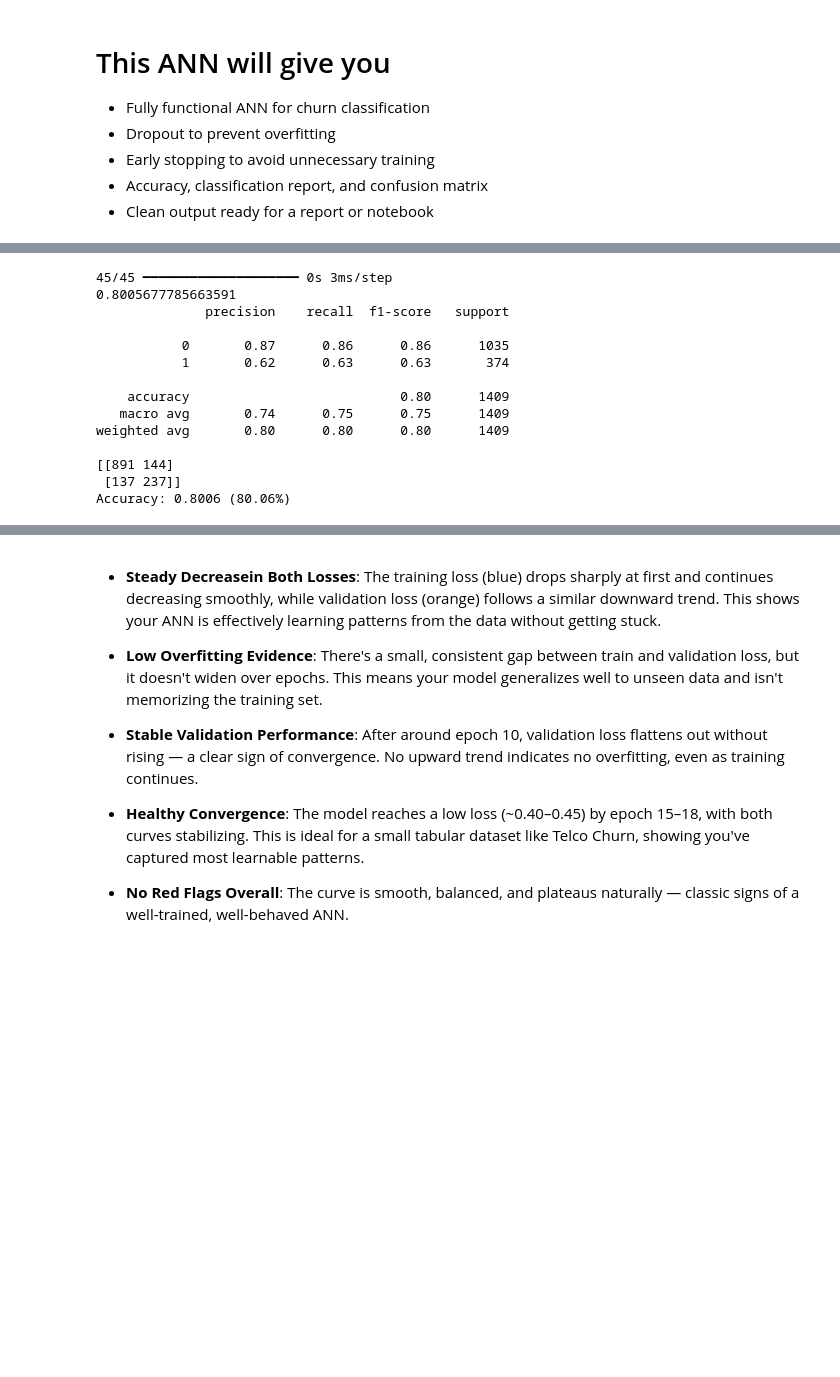
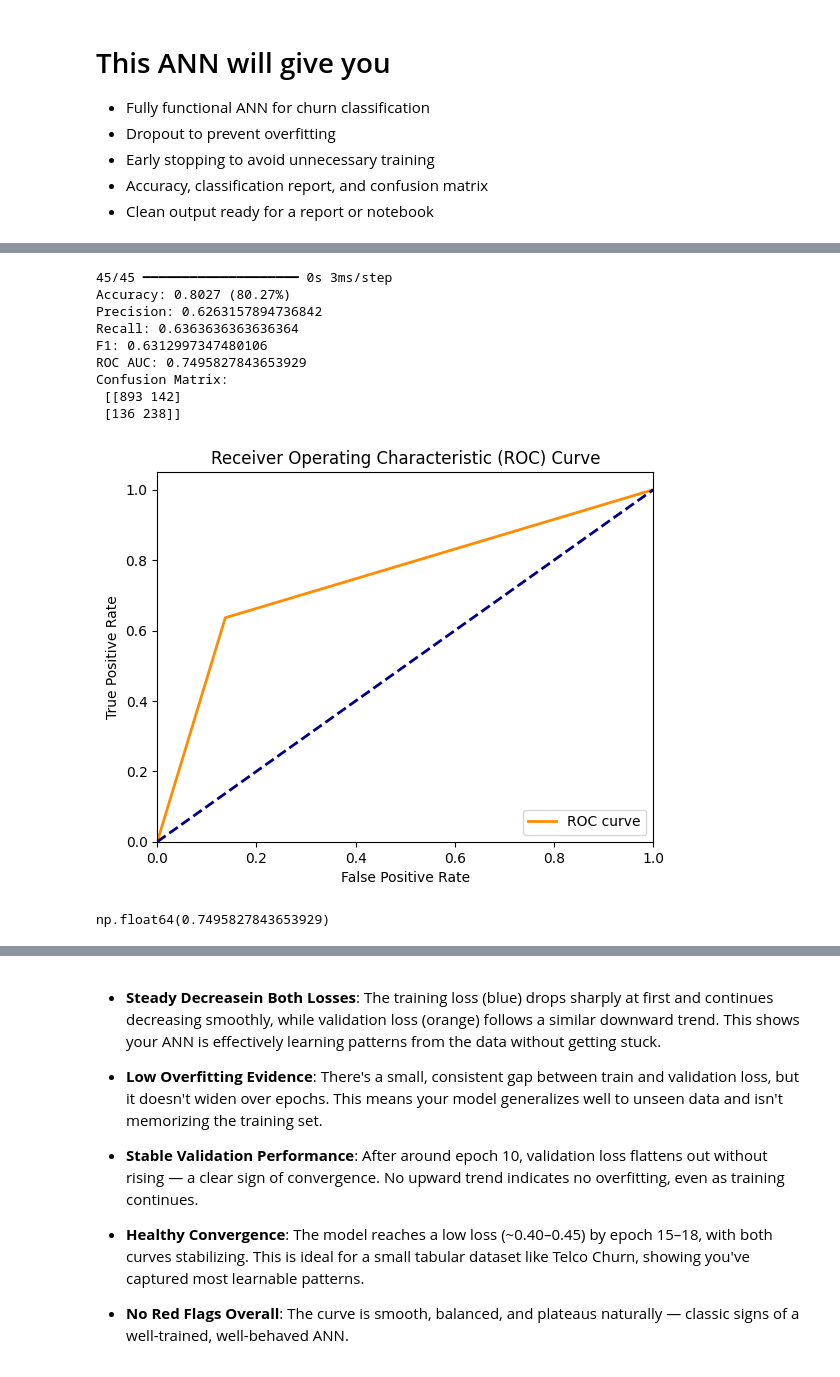
Before and after one commit to YasiruMethmal123/Telco-Customer-Churn, a Jupyter notebook: Churn_Prediction.ipynb, the cells around one changed output, grey strips where cells are left out. Saved outputs shown, nothing was run; the diff lists cells and outputs as text; code cells hidden in the pictures; blank space fills up the shorter version.

```diff
--- a/Churn_Prediction.ipynb
+++ b/Churn_Prediction.ipynb
@@ -484,29 +536,48 @@ Epoch 17/100
 # %%
 y_pred = (model.predict(X_test) > 0.5).astype("int32")
 
-print(accuracy_score(y_test, y_pred))
-print(classification_report(y_test, y_pred))
+accuracy_score(y_test, y_pred)
+classification_report(y_test, y_pred)
 
 # Confusion matrix
-print(confusion_matrix(y_test, y_pred))
+confusion_matrix(y_test, y_pred)
 
 accuracy = accuracy_score(y_test, y_pred)
 print(f"Accuracy: {accuracy:.4f} ({accuracy*100:.2f}%)")
+print("Precision:", precision_score(y_test, y_pred))
+print("Recall:", recall_score(y_test, y_pred))
+print("F1:", f1_score(y_test, y_pred))
+print("ROC AUC:", roc_auc_score(y_test, y_pred))
+print("Confusion Matrix:\n", confusion_matrix(y_test, y_pred))
 # %% [output]
 45/45 ━━━━━━━━━━━━━━━━━━━━ 0s 3ms/step
-0.8005677785663591
-              precision    recall  f1-score   support
-
-           0       0.87      0.86      0.86      1035
-           1       0.62      0.63      0.63       374
-
-    accuracy                           0.80      1409
-   macro avg       0.74      0.75      0.75      1409
-weighted avg       0.80      0.80      0.80      1409
-
-[[891 144]
- [137 237]]
-Accuracy: 0.8006 (80.06%)
+Accuracy: 0.8027 (80.27%)
+Precision: 0.6263157894736842
+Recall: 0.6363636363636364
+F1: 0.6312997347480106
+ROC AUC: 0.7495827843653929
+Confusion Matrix:
+ [[893 142]
+ [136 238]]
+# %%
+#ROC curve for the ANN
+fpr, tpr, thresholds = roc_curve(y_test, y_pred)
+plt.figure()
+plt.plot(fpr, tpr, color='darkorange', lw=2, label='ROC curve')
+plt.plot([0, 1], [0, 1], color='navy', lw=2, linestyle='--')
+plt.xlim([0.0, 1.0])
+plt.ylim([0.0, 1.05])
+plt.xlabel('False Positive Rate')
+plt.ylabel('True Positive Rate')
+plt.title('Receiver Operating Characteristic (ROC) Curve')
+plt.legend(loc="lower right")
+plt.show()
+
+#ROC accuracy
+roc_auc_score(y_test, y_pred)
+# %% [output]
+[figure, added]
+np.float64(0.7495827843653929)
 # %%
 plt.figure(figsize=(10, 6))
 plt.plot(history.history['accuracy'], label='Train Accuracy', linewidth=2)
```
Also changed, not shown: parts of 22 cells of this notebook.
